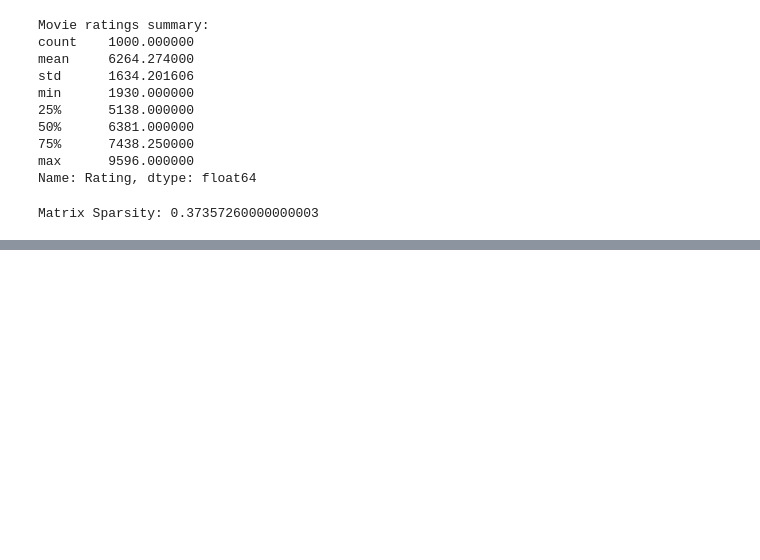
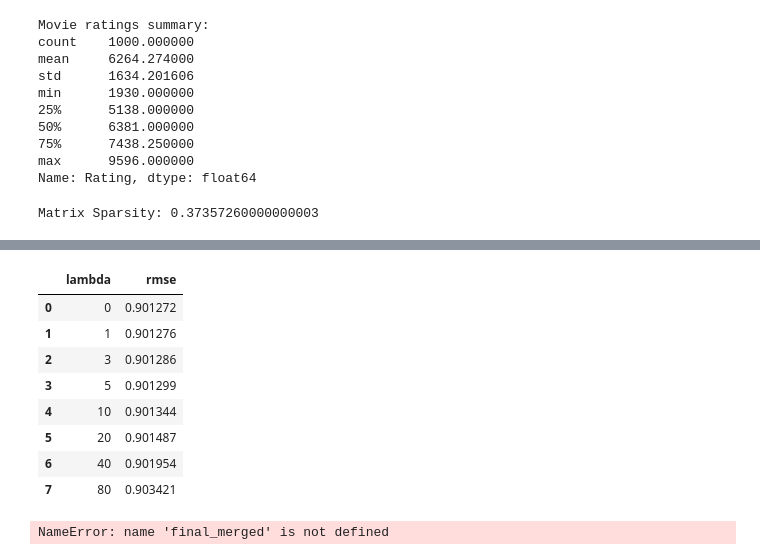
Before and after one commit to Neogenxx/NetflixRec, a Jupyter notebook: load.ipynb, the cells around one changed output, grey strips where cells are left out. Saved outputs shown, nothing was run; the diff lists cells and outputs as text; code cells hidden in the pictures; blank space fills up the shorter version.

```diff
--- a/load.ipynb
+++ b/load.ipynb
@@ -272,0 +358,59 @@ Matrix Sparsity: 0.37357260000000003
+# %%
+
+def compute_biases(train, lambda_reg):
+    mu = train["Rating"].mean()
+    # movie bias
+    movie_stats = train.groupby("MovieID")["Rating"].agg(["sum","count"])
+    bi = (movie_stats["sum"] - movie_stats["count"] * mu) / (movie_stats["count"] + lambda_reg)
+    # user bias (use movie bias-adjusted residuals)
+    train_adj = train.join(bi.rename("bi"), on="MovieID")
+    train_adj["resid"] = train_adj["Rating"] - mu - train_adj["bi"]
+    user_stats = train_adj.groupby("UserID")["resid"].agg(["sum","count"])
+    bu = user_stats["sum"] / (user_stats["count"] + lambda_reg)
+    return mu, bu.to_dict(), bi.to_dict()
+
+def rmse_with_lambda(train, val, lambda_reg):
+    mu, bu, bi = compute_biases(train, lambda_reg)
+    def pred(row):
+        return min(5, max(1, mu + bu.get(row.UserID,0) + bi.get(row.MovieID,0)))
+    preds = val.apply(pred, axis=1)
+    return np.sqrt(mean_squared_error(val["Rating"], preds))
+
+# grid search
+lambdas = [0, 1, 3, 5, 10, 20, 40, 80]
+results = []
+for l in tqdm(lambdas):
+    rmse = rmse_with_lambda(train_df, test_df, l)
+    results.append((l, rmse))
+
+pd.DataFrame(results, columns=["lambda","rmse"]).sort_values("rmse")
+# %% [output]
+|  | lambda | rmse |
+| 0 | 0 | 0.901272 |
+| 1 | 1 | 0.901276 |
+| 2 | 3 | 0.901286 |
+| 3 | 5 | 0.901299 |
+| 4 | 10 | 0.901344 |
+| 5 | 20 | 0.901487 |
+| 6 | 40 | 0.901954 |
+| 7 | 80 | 0.903421 |
+# %%
+df = final_merged.copy()
+
+# Map user/movie IDs to 0..N indexes
+user_map = {u:i for i,u in enumerate(df["UserID"].unique())}
+movie_map = {m:i for i,m in enumerate(df["MovieID"].unique())}
+
+df["user_idx"] = df["UserID"].map(user_map)
+df["movie_idx"] = df["MovieID"].map(movie_map)
+
+# Sparse matrix (users x movies)
+mat = coo_matrix(
+    (df["Rating"].astype(float), (df["user_idx"], df["movie_idx"]))
+).tocsr()
+
+# Train ALS
+als = AlternatingLeastSquares(factors=50, regularization=0.05, iterations=20)
+als.fit(mat)
+# %% [output]
+NameError: name 'final_merged' is not defined
```
Also changed, not shown: parts of 8 cells of this notebook.
